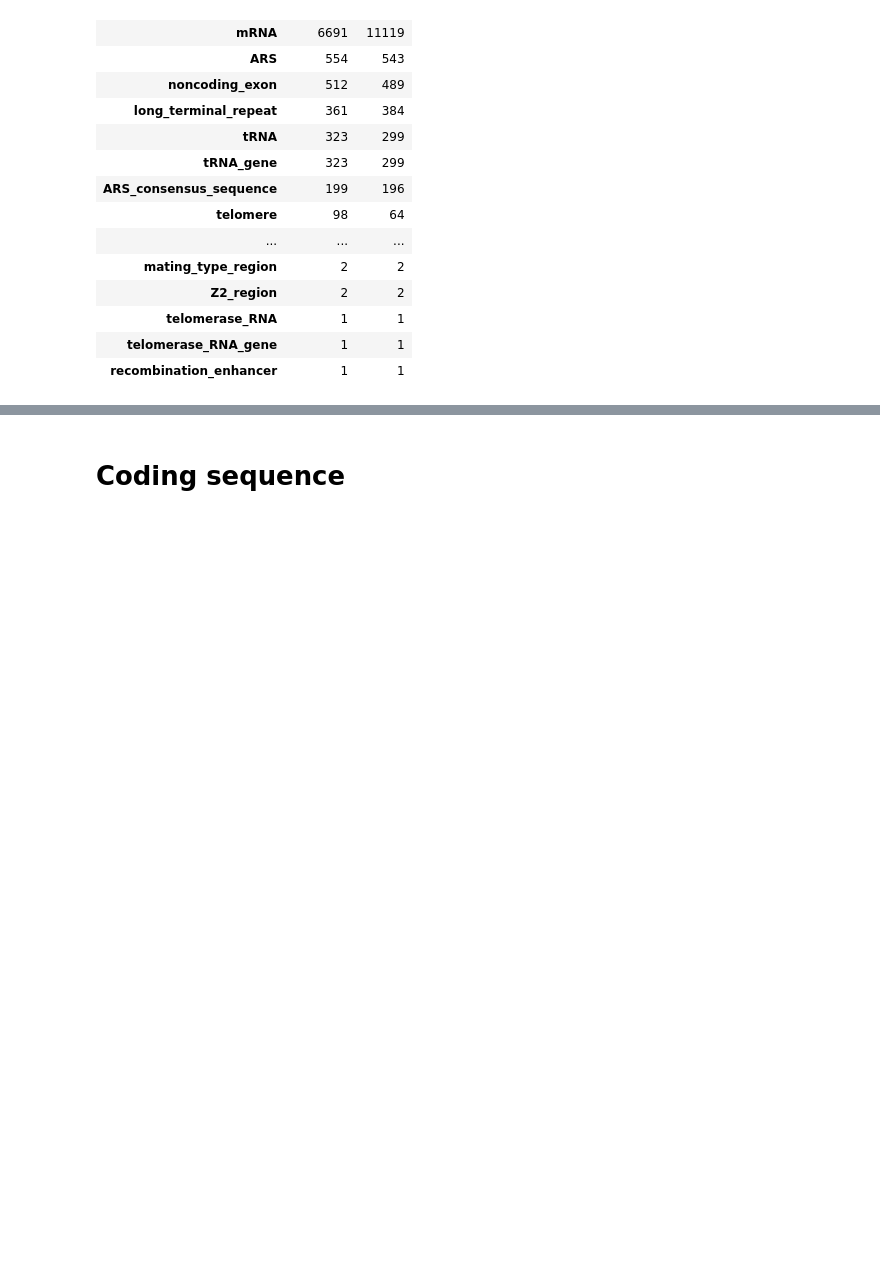
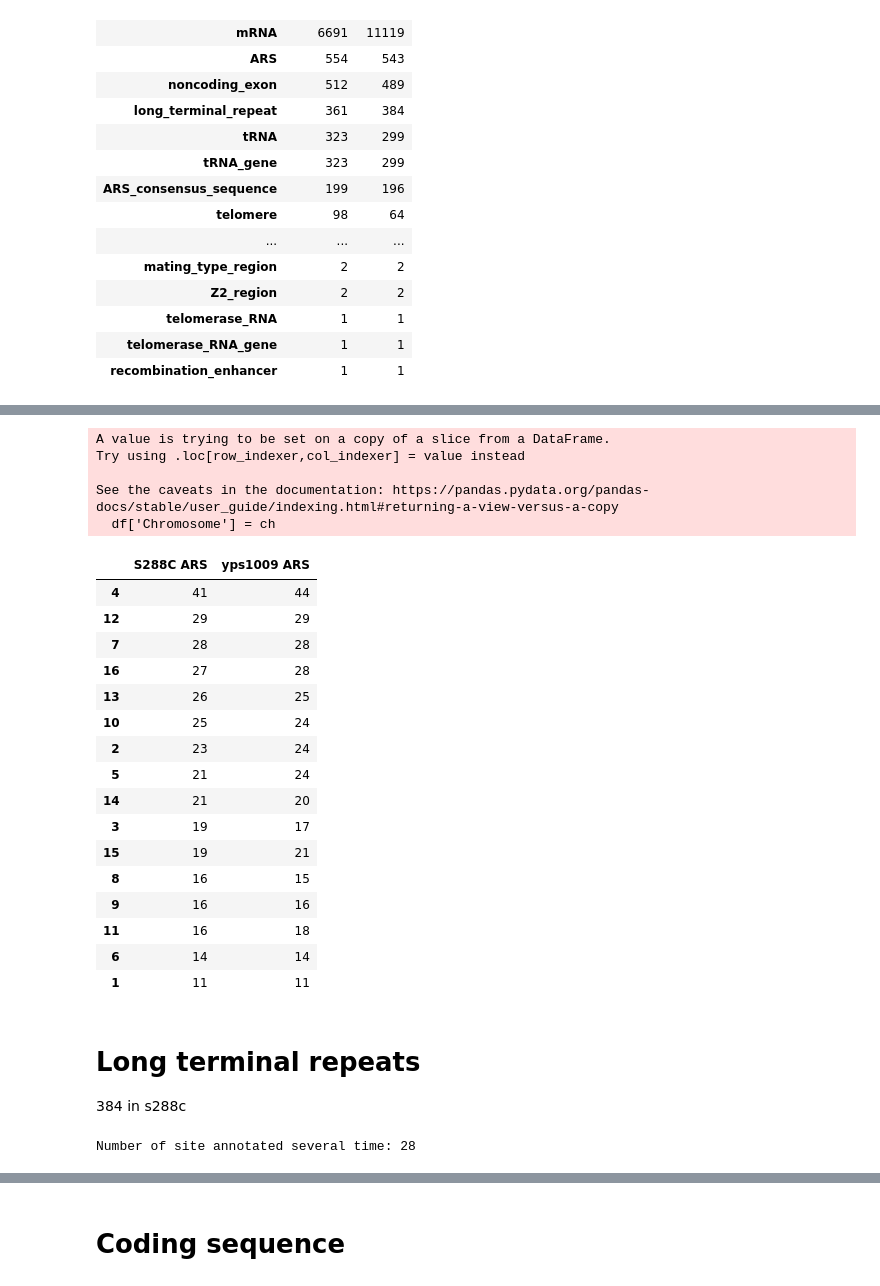
Before and after one commit to JulieRojas/yps1009_nanopore_genomeSeq, a Jupyter notebook: LIFTOFF/YPS1009_S288C_V5/liftoff_gff_v5.ipynb, the cells around one changed output, grey strips where cells are left out. Drawn from its saved outputs; the diff is of its cells as text; code cells hidden in the pictures; blank space fills up the shorter version.

```diff
--- a/LIFTOFF/YPS1009_S288C_V5/liftoff_gff_v5.ipynb
+++ b/LIFTOFF/YPS1009_S288C_V5/liftoff_gff_v5.ipynb
@@ -39,0 +140,38 @@ features
+# %%
+ARS_attr = lat_to_arabic(ARS_attr)
+ARS_s288c_attr = lat_to_arabic_S288(ARS_s288c_attr)
+# %% [output]
+A value is trying to be set on a copy of a slice from a DataFrame.
+Try using .loc[row_indexer,col_indexer] = value instead
+
+See the caveats in the documentation: https://pandas.pydata.org/pandas-docs/stable/user_guide/indexing.html#returning-a-view-versus-a-copy
+  df['Chromosome'] = ch
+# %%
+ARS_count = ARS_attr['Chromosome'].value_counts().to_frame()
+ARS_count = ARS_count.rename(columns = {'Chromosome': 'yps1009 ARS'})
+ARS_count_s = ARS_s288c_attr['Chromosome'].value_counts().to_frame()
+ARS_count_s = ARS_count_s.rename(columns = {'Chromosome': 'S288C ARS'})
+ARS_count = ARS_count_s.join(ARS_count)
+# %%
+ARS_count
+# %% [output]
+|  | S288C ARS | yps1009 ARS |
+| 4 | 41 | 44 |
+| 12 | 29 | 29 |
+| 7 | 28 | 28 |
+| 16 | 27 | 28 |
+| 13 | 26 | 25 |
+| 10 | 25 | 24 |
+| 2 | 23 | 24 |
+| 5 | 21 | 24 |
+| 14 | 21 | 20 |
+| 3 | 19 | 17 |
+| 15 | 19 | 21 |
+| 8 | 16 | 15 |
+| 9 | 16 | 16 |
+| 11 | 16 | 18 |
+| 6 | 14 | 14 |
+| 1 | 11 | 11 |
+# %% [markdown]
+# Long terminal repeats
+384 in s288c
@@ -39,0 +184,4 @@ features
+# %%
+ltr_attr, ltr_dupl = overlap_feat(ltr_attr)
+# %% [output]
+Number of site annotated several time: 28
```
Also changed, not shown: parts of 62 cells of this notebook, 54 other files.
